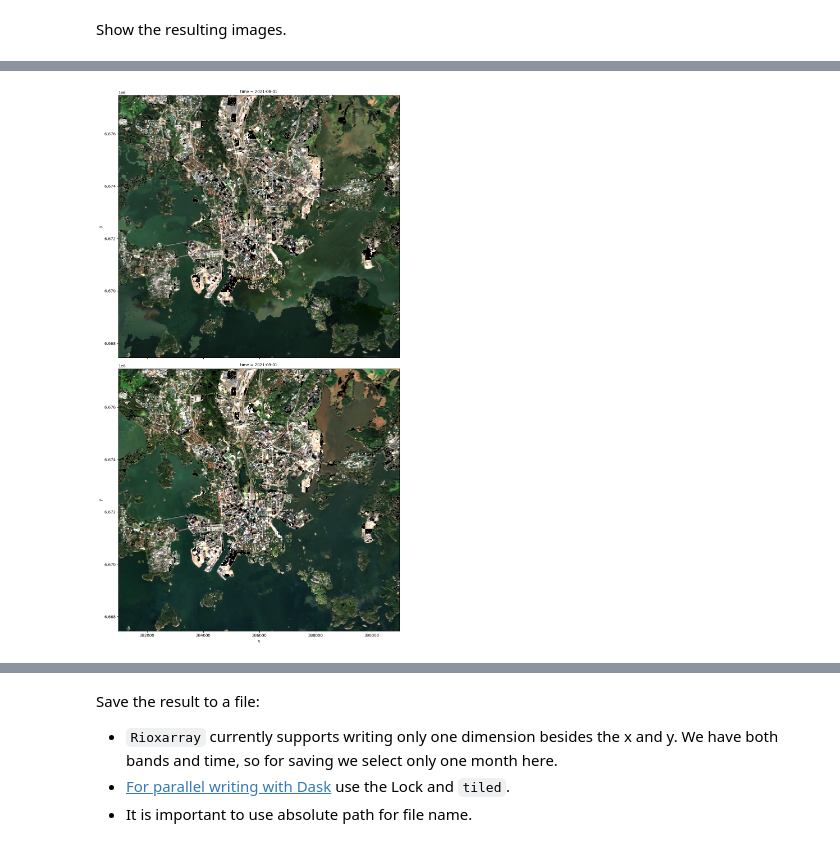
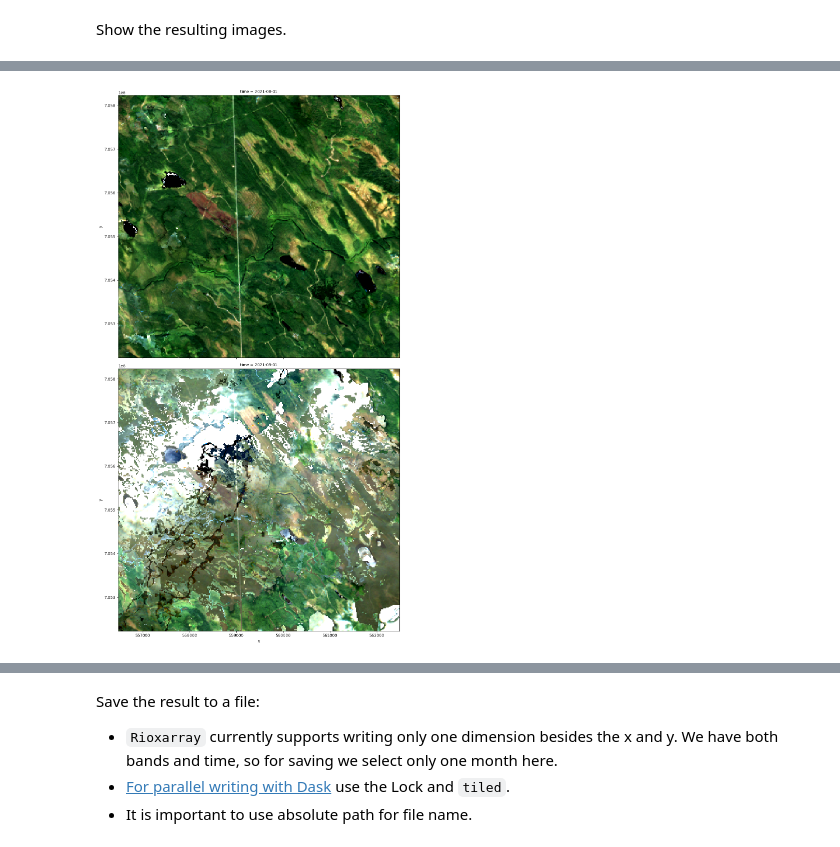
Before and after one commit to csc-training/geocomputing, a Jupyter notebook: python/STAC/STAC_CSC_example.ipynb, the cells around one changed output, grey strips where cells are left out. Drawn from its saved outputs; the diff is of its cells as text; code cells hidden in the pictures.

```diff
--- a/python/STAC/STAC_CSC_example.ipynb
+++ b/python/STAC/STAC_CSC_example.ipynb
@@ -106,6 +155,8 @@ Define the center of area of interest, in this case Helsinki.
 # %%
-lon, lat = 24.945, 60.173, #Helsinki
-#lon,lat = 25.6, 65.1
+# Define the center of area of interest
+#lon, lat = 24.945, 60.173, #Helsinki
+#lon, lat = 27.65, 62.88 #Kuopio
+lon, lat = 28.2, 63.62 #Tiilikkajärvi
 # %% [markdown]
 ### Basic search
 # %% [markdown]
@@ -227,13 +281,13 @@ This will be fast, because the actual data is not fetched yet. How does the data
 # %%
 %time
 x, y = pyproj.Proj("EPSG:3067")(lon, lat)
-buffer = 5000
+buffer = 3000
 
 cube = stackstac.stack(
     items=item_collection,
     bounds=(x-buffer, y-buffer, x+buffer, y+buffer),
-    assets=["b04", "b03", "b02"],
-    # chunksize=(-1,1,2048,2048),
+    assets=["b04", "b03", "b02", 'b08', "quality_scene_classification"],
+    chunksize=(-1,1,2048,2048),
     resolution=10,
     # resampling=Resampling.bilinear
     epsg=3067
@@ -271,0 +328,3 @@ resolution :
+# %%
+sentinel_stack = xr.where((cube.sel(band="quality_scene_classification") >= 1), x = cube, y = np.nan)
+sentinel_stack
@@ -272,6 +358,6 @@ resolution :
 # %% [markdown]
 Use xarray's `resample` to create 1-month median composites. Note that we still only work on metadata/lazy-loaded data, hence we have not downloaded any data yet.
 # %%
-monthly = cube.resample(time="MS").median("time", keep_attrs=True)
+monthly = sentinel_stack.resample(time="MS").median("time", keep_attrs=True)
 monthly
 # %% [output]
@@ -319,5 +405,5 @@ To start the data download and analysis process `compute()` could be used, but u
 Show the resulting images.
 # %%
 %%time
-monthly.plot.imshow(row="time", rgb="band", robust=True, size=10);
+monthly.sel(band=["b04", "b03", "b02"]).plot.imshow(row="time", rgb="band", robust=True, size=10);
 # %% [output]
@@ -326 +412 @@ Wall time: 3.53 s
-[figure, old version]
+[figure, new version]
```
Also changed, not shown: parts of 43 cells of this notebook.
